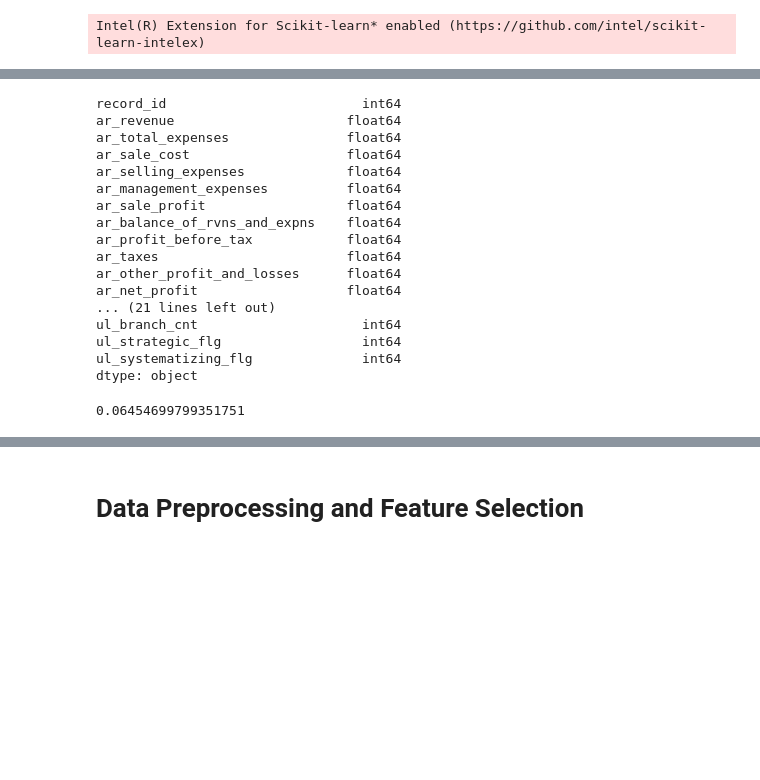
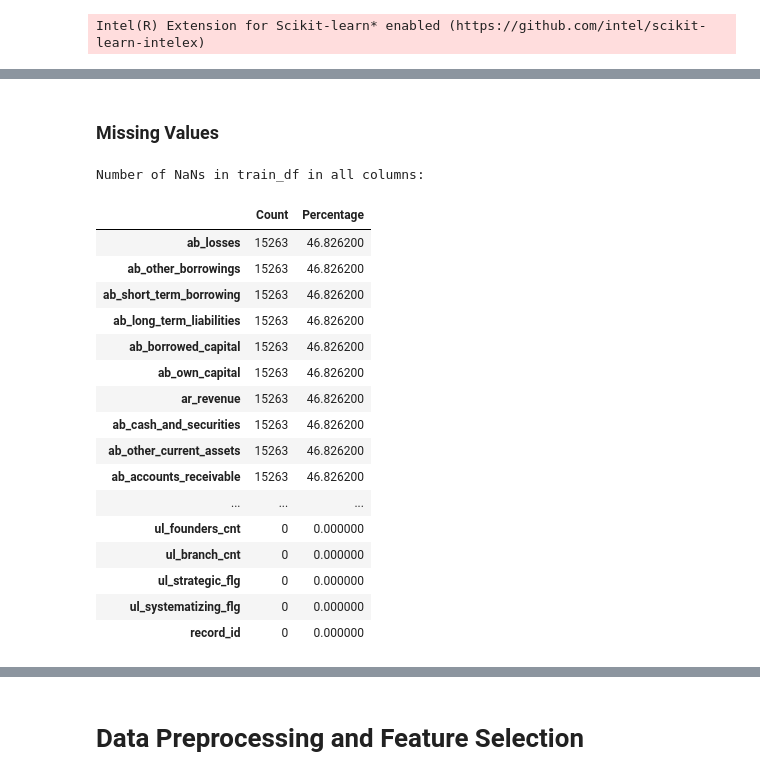
Before and after one commit to NickLitwinow/JuniorRiskDSHomework, a Jupyter notebook: skl.ipynb, the cells around one changed output, grey strips where cells are left out. Drawn from its saved outputs; the diff is of its cells as text; code cells hidden in the pictures; blank space fills up the shorter version.

```diff
--- a/skl.ipynb
+++ b/skl.ipynb
@@ -173,24 +87,0 @@ test_df.describe()
-# %%
-test_df.dtypes
-# %% [output]
-record_id                         int64
-ar_revenue                      float64
-ar_total_expenses               float64
-ar_sale_cost                    float64
-ar_selling_expenses             float64
-ar_management_expenses          float64
-ar_sale_profit                  float64
-ar_balance_of_rvns_and_expns    float64
-ar_profit_before_tax            float64
-ar_taxes                        float64
-ar_other_profit_and_losses      float64
-ar_net_profit                   float64
-... (21 lines left out)
-ul_branch_cnt                     int64
-ul_strategic_flg                  int64
-ul_systematizing_flg              int64
-dtype: object
-# %%
-train_df['default_12m'].mean()
-# %% [output]
-0.06454699799351751
@@ -211,0 +88,27 @@ test_features = ['ar_revenue', 'ar_total_expenses', 'ar_sale_cost', 'ar_profit_b
+# %% [markdown]
+### Missing Values
+# %%
+print('Number of NaNs in train_df in all columns:\n')
+count = df.isnull().sum().sort_values(ascending=False)
+percentage = ((df.isnull().sum()/len(df)*100)).sort_values(ascending=False)
+missing = pd.concat([count, percentage], axis=1, keys=['Count','Percentage'])
+missing
+# %% [output]
+Number of NaNs in train_df in all columns:
+|  | Count | Percentage |
+| ab_losses | 15263 | 46.826200 |
+| ab_other_borrowings | 15263 | 46.826200 |
+| ab_short_term_borrowing | 15263 | 46.826200 |
+| ab_long_term_liabilities | 15263 | 46.826200 |
+| ab_borrowed_capital | 15263 | 46.826200 |
+| ab_own_capital | 15263 | 46.826200 |
+| ar_revenue | 15263 | 46.826200 |
+| ab_cash_and_securities | 15263 | 46.826200 |
+| ab_other_current_assets | 15263 | 46.826200 |
+| ab_accounts_receivable | 15263 | 46.826200 |
+| ... | ... | ... |
+| ul_founders_cnt | 0 | 0.000000 |
+| ul_branch_cnt | 0 | 0.000000 |
+| ul_strategic_flg | 0 | 0.000000 |
+| ul_systematizing_flg | 0 | 0.000000 |
+| record_id | 0 | 0.000000 |
```
Also changed, not shown: parts of 69 cells of this notebook, 32 other files.
